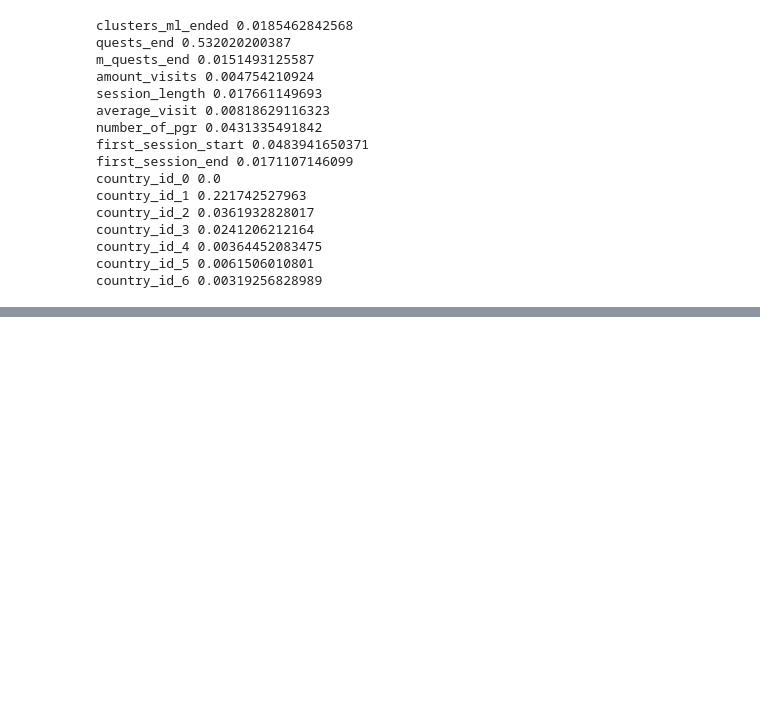
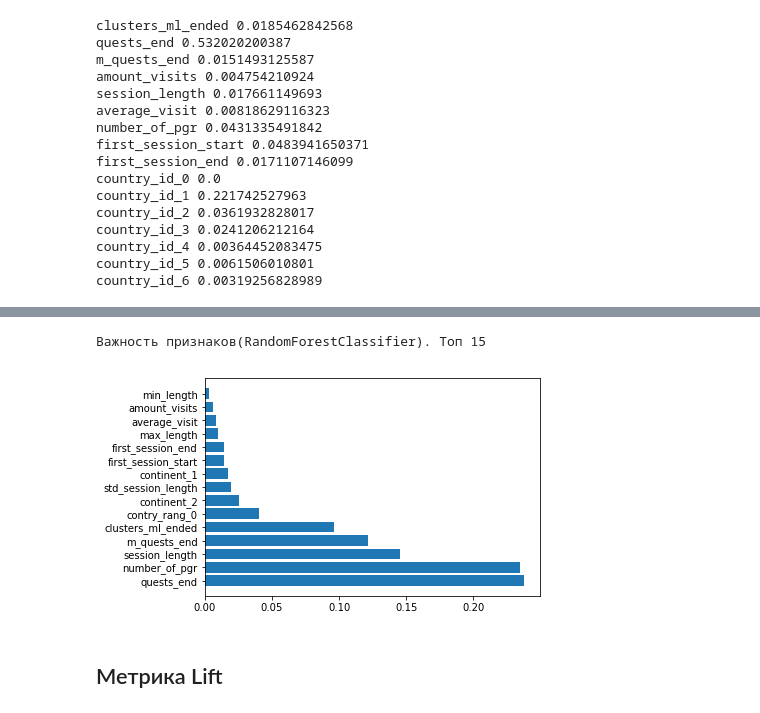
Before and after one commit to Smolev/practice2017, a Jupyter notebook: WG.ipynb, the cells around one changed output, grey strips where cells are left out. Saved outputs shown, nothing was run; the diff lists cells and outputs as text; code cells hidden in the pictures; blank space fills up the shorter version.

Commit message:
30.08 ios + lift

```diff
--- a/WG.ipynb
+++ b/WG.ipynb
@@ -689,0 +1016,7 @@ country_id_6 0.00319256828989
+# %%
+from sklearn.ensemble import RandomForestClassifier
+RFC = RandomForestClassifier(n_estimators=100,  max_depth = 6, max_features = 11, class_weight = {0: 0.2, 1: 1})
+RFC = RFC.fit(X_train, y_train)
+print('DecisionTreeClassifier, обычные данные.')
+print(metrics.classification_report(y_test, RFC.predict(X_test), target_names = ['Не заплатит', 'Заплатит']))
+print(metrics.confusion_matrix(y_test, RFC.predict(X_test)).T)
@@ -689,0 +1034,17 @@ country_id_6 0.00319256828989
+# %%
+feature_importances_RFC = []
+for name, importance in zip(fd_ios.columns, RFC.feature_importances_):
+    feature_importances_RFC.append([name, importance])
+feature_importances_RFC.sort(key = lambda x: -x[1])
+feature_importances_RFC = pd.DataFrame(feature_importances_RFC, columns = ['feature', 'importance'])
+# %%
+print('Важность признаков(RandomForestClassifier). Топ 15')
+plt.figure()
+plt.barh(range(15), feature_importances_RFC.importance[0:15])
+plt.yticks(range(15), feature_importances_RFC.feature[0:15])
+plt.show()
+# %% [output]
+Важность признаков(RandomForestClassifier). Топ 15
+[figure, added]
+# %% [markdown]
+## Метрика Lift
```
Also changed, not shown: parts of 84 cells of this notebook.
